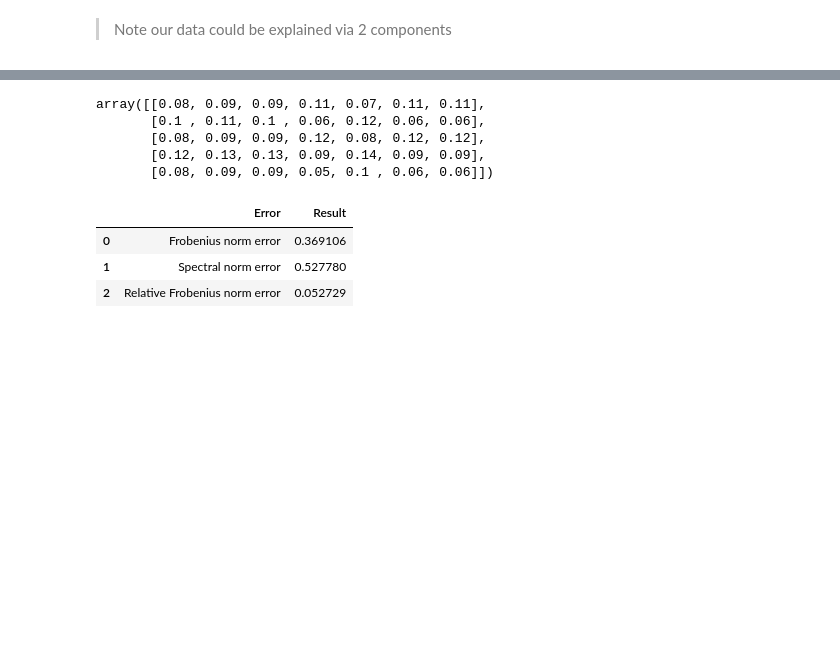
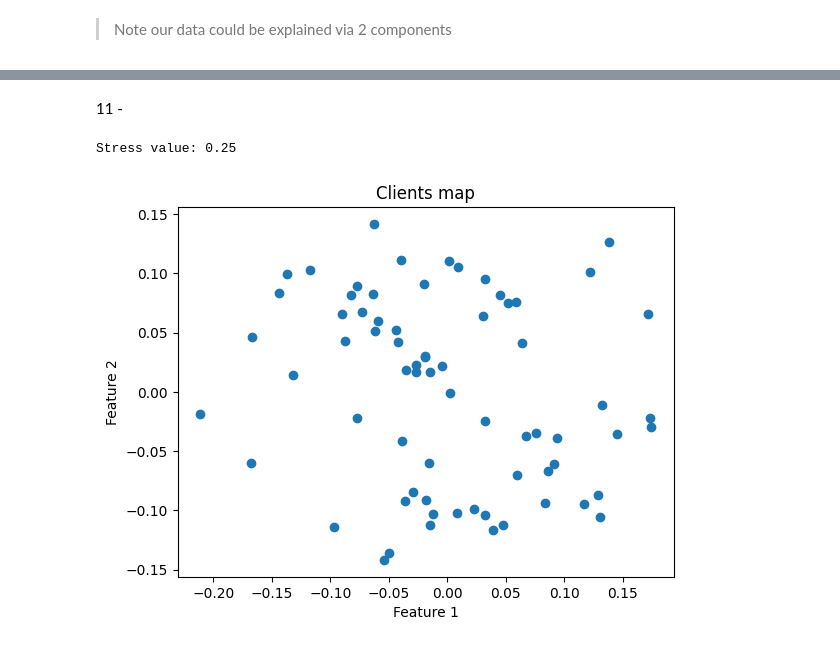
Before and after one commit to Data-Mining-HSE/dimentionality_reduction, a Jupyter notebook: report.ipynb, the cells around one changed output, grey strips where cells are left out. Saved outputs shown, nothing was run; the diff lists cells and outputs as text; code cells hidden in the pictures; blank space fills up the shorter version.

```diff
--- a/report.ipynb
+++ b/report.ipynb
@@ -66,16 +127,8 @@ array([[0.  , 0.11, 0.11, 0.12, 0.09, 0.12, 0.11],
-# %%
-approximated_matrix_z = covert(matrix_u, singular_values, matrix_v, 2)
-np.around(approximated_matrix_z[:5], 2)
-# %% [output]
-array([[0.08, 0.09, 0.09, 0.11, 0.07, 0.11, 0.11],
-       [0.1 , 0.11, 0.1 , 0.06, 0.12, 0.06, 0.06],
-       [0.08, 0.09, 0.09, 0.12, 0.08, 0.12, 0.12],
-       [0.12, 0.13, 0.13, 0.09, 0.14, 0.09, 0.09],
-       [0.08, 0.09, 0.09, 0.05, 0.1 , 0.06, 0.06]])
-# %%
-get_errors(matrix_z, approximated_matrix_z)
-# %% [output]
-|  | Error | Result |
-| 0 | Frobenius norm error | 0.369106 |
-| 1 | Spectral norm error | 0.527780 |
-| 2 | Relative Frobenius norm error | 0.052729 |
+# %% [markdown]
+11 -
+# %%
+embeddings_mds = multidimensional_scaling(matrix_z, verbose=True)
+get_clients_map(embeddings_mds)
+# %% [output]
+Stress value: 0.25
+[figure, added]
```
Also changed, not shown: parts of 15 cells of this notebook, 5 other files.
